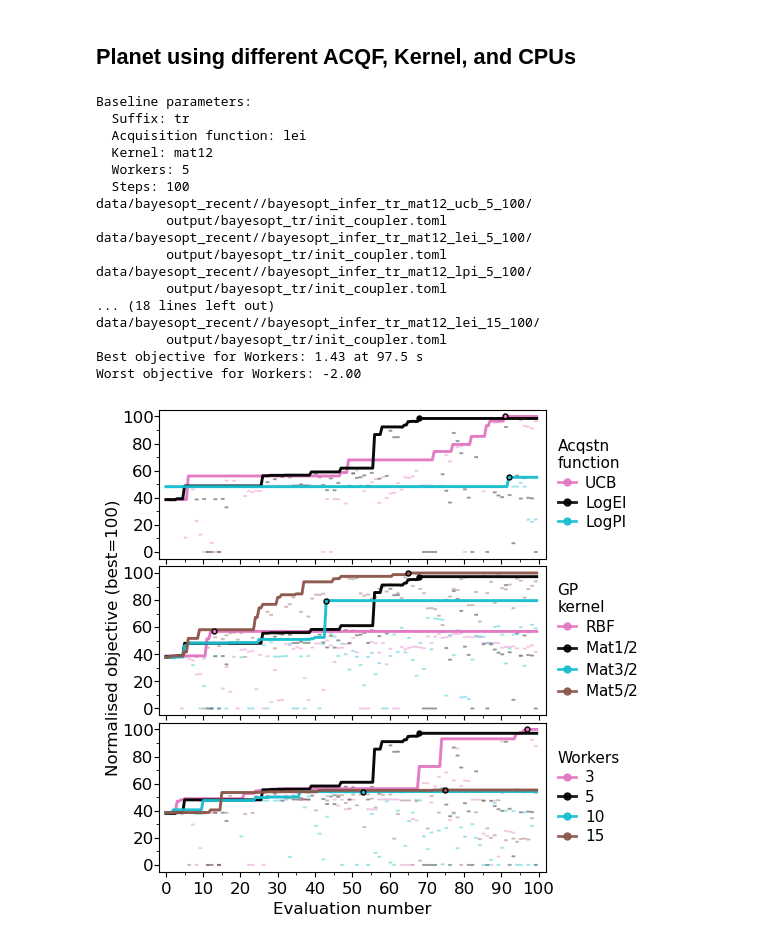
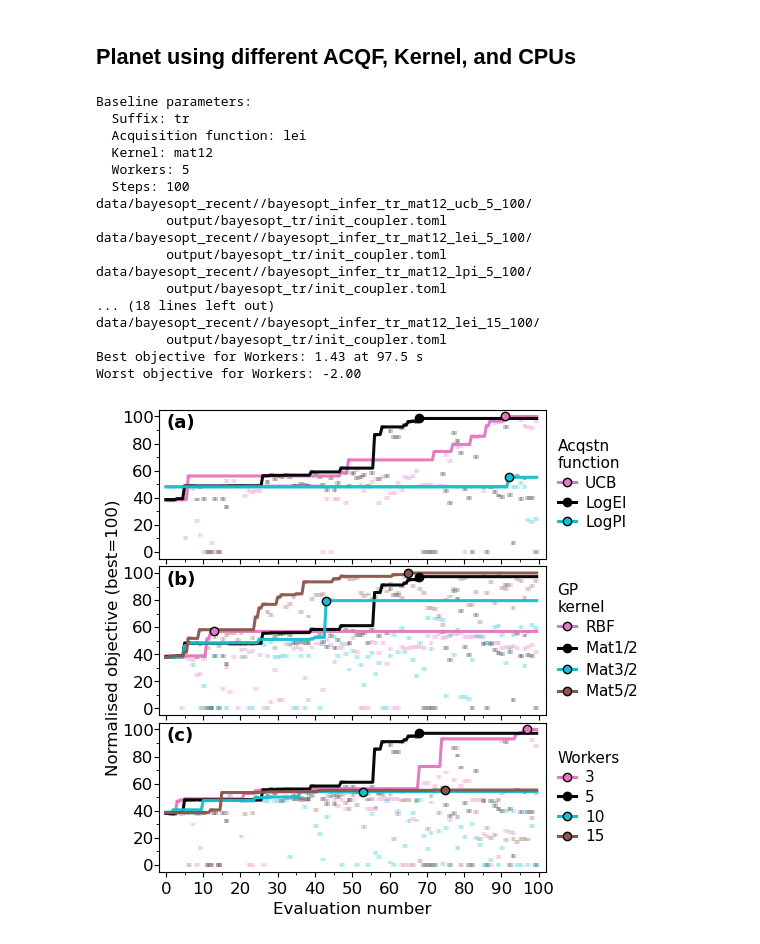
Before and after one commit to nichollsh/proteus_analysis, a Jupyter notebook: bayesopt.ipynb, the cells around one changed output. Cells and saved outputs as stored; diff of their text form; code cells hidden in the pictures.

Commit message:
Plots

```diff
--- a/bayesopt.ipynb
+++ b/bayesopt.ipynb
@@ -1194,7 +1194,6 @@ style_map = {
 }
 
 ymin = 0
-ms = '.'
 ls = 'solid'
 
 # baseline parameters
@@ -1328,23 +1327,20 @@ for iax, hyperpar in enumerate(hyperpar_list):
         xarr = np.array(xarr)
 
         # scatter all the data
-        ax.scatter(xarr, yarr, color=col, alpha=0.4, edgecolor='none',
-                       s=10, zorder=10, lw=1, marker=ms)
+        ax.scatter(xarr, yarr, color=col, alpha=0.2, edgecolor='none',
+                       s=8, zorder=10, lw=1, marker='s')
 
         # line plot showing max over time
         mask = np.argsort(xarr)
         xarr = xarr[mask]
         yarr = yarr[mask]
         yarr = np.maximum.accumulate(yarr)
-        ax.plot(xarr, yarr, color=col, alpha=0.96, lw=2.1, zorder=20, linestyle=ls)
+        ax.plot(xarr, yarr, color=col, alpha=0.96, lw=2.2, zorder=20, linestyle=ls)
 
         # best point for this combination of hyperparameters
         ibest = np.argmax(yarr)
-        ax.scatter(xarr[ibest], yarr[ibest], color=col, edgecolor='k',
-                   s=50, zorder=30, lw=1, marker=ms)
-
-        # legend entry
-        ax.plot([], [], color=col, ls=ls, label=lbl, lw=2, marker=ms, markersize=10, alpha=0.9)
+        ax.plot([xarr[ibest]], [yarr[ibest]], color=col, markeredgecolor='k',
+                   markersize=6, zorder=30, lw=2.2, marker='o', label=lbl)
 
     ax.legend(loc='center left', bbox_to_anchor=(1.01,0.5),
               title=style_map[hyperpar][0], title_fontsize=11, alignment='left',
@@ -1373,31 +1369,36 @@ for iax, hyperpar in enumerate(hyperpar_list):
     # ax.grid(which='major', axis='x', alpha=0.5, lw=0.8)
 
     if iax < Nax - 1:
         ax.set_xticklabels([])
     else:
         ax.set_xlabel("Evaluation number")
 
+    abcd = 'abcdefghijklmnopqrstuvwxyz'
+    ax.text(0.02, 0.97, f"({abcd[iax]})",
+            transform=ax.transAxes,  fontweight='bold',
+            fontsize=13, ha='left', va='top')
+
 
 fig.supylabel("Normalised objective (best=100)", fontsize=font["size"])
 fig.subplots_adjust(hspace=0.05)
 fig.savefig("output/bo_perf.pdf", bbox_inches='tight', dpi=DPI, pad_inches=0.01)
 plt.show()
 # %% [output]
 Baseline parameters:
   Suffix: tr
   Acquisition function: lei
   Kernel: mat12
   Workers: 5
   Steps: 100
 data/bayesopt_recent//bayesopt_infer_tr_mat12_ucb_5_100/
          output/bayesopt_tr/init_coupler.toml
 data/bayesopt_recent//bayesopt_infer_tr_mat12_lei_5_100/
          output/bayesopt_tr/init_coupler.toml
 data/bayesopt_recent//bayesopt_infer_tr_mat12_lpi_5_100/
          output/bayesopt_tr/init_coupler.toml
 ... (18 lines left out)
 data/bayesopt_recent//bayesopt_infer_tr_mat12_lei_15_100/
          output/bayesopt_tr/init_coupler.toml
 Best objective for Workers: 1.43 at 97.5 s
 Worst objective for Workers: -2.00
-[figure, old version]
+[figure, new version]
```
Also changed, not shown: 1 other file.
